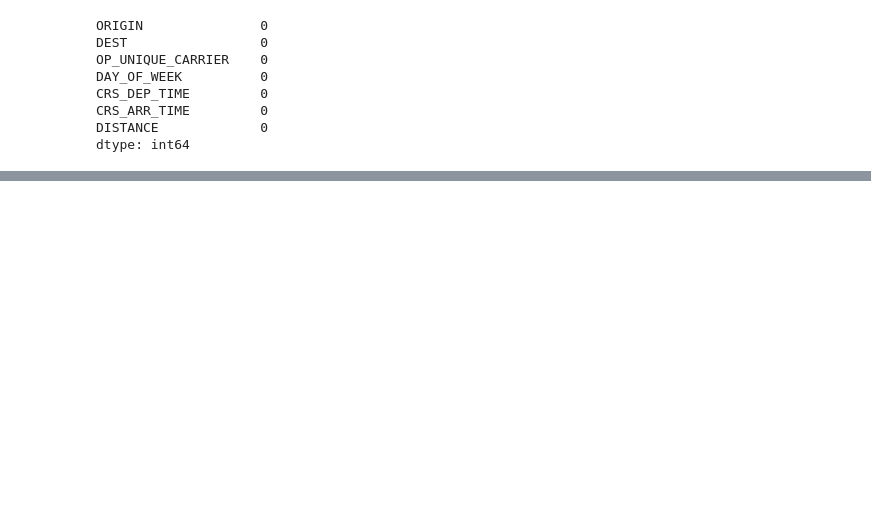
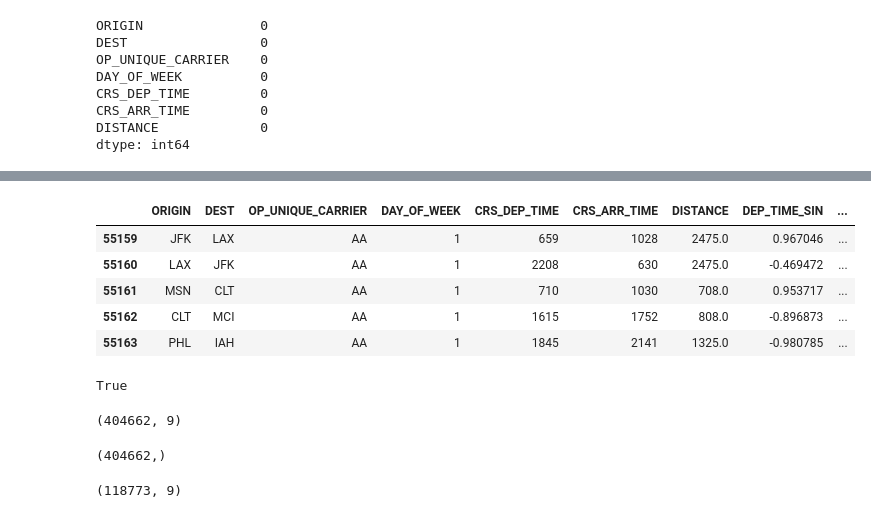
Before and after one commit to bacoscamadalina/flight-delay-prediction, a Jupyter notebook: 01_data_exploration.ipynb, the cells around one changed output, grey strips where cells are left out. Drawn from its saved outputs; the diff is of its cells as text; code cells hidden in the pictures; blank space fills up the shorter version.

```diff
--- a/01_data_exploration.ipynb
+++ b/01_data_exploration.ipynb
@@ -1115,0 +1282,9 @@ dtype: int64
+# %%
+X_valid.head()
+# %% [output]
+|  | ORIGIN | DEST | OP_UNIQUE_CARRIER | DAY_OF_WEEK | CRS_DEP_TIME | CRS_ARR_TIME | DISTANCE | DEP_TIME_SIN | ... |
+| 55159 | JFK | LAX | AA | 1 | 659 | 1028 | 2475.0 | 0.967046 | ... |
+| 55160 | LAX | JFK | AA | 1 | 2208 | 630 | 2475.0 | -0.469472 | ... |
+| 55161 | MSN | CLT | AA | 1 | 710 | 1030 | 708.0 | 0.953717 | ... |
+| 55162 | CLT | MCI | AA | 1 | 1615 | 1752 | 808.0 | -0.896873 | ... |
+| 55163 | PHL | IAH | AA | 1 | 1845 | 2141 | 1325.0 | -0.980785 | ... |
@@ -1115,0 +1295,23 @@ dtype: int64
+# %%
+# Update the feature lists.
+categorical_features = ["ORIGIN","DEST","OP_UNIQUE_CARRIER","DAY_OF_WEEK"]
+numerical_features = ["DISTANCE"]
+cyclical_features = ["ARR_TIME_SIN","ARR_TIME_COS","DEP_TIME_SIN","DEP_TIME_COS"]
+
+all_features = categorical_features + numerical_features + cyclical_features
+set(X_train.columns) == set(all_features)
+# %% [output]
+True
+# %%
+# Verify the resulting dataset dimensions and missing values.
+X_train.shape
+# %% [output]
+(404662, 9)
+# %%
+y_train.shape
+# %% [output]
+(404662,)
+# %%
+X_valid.shape
+# %% [output]
+(118773, 9)
```
Also changed, not shown: parts of 44 cells of this notebook.
